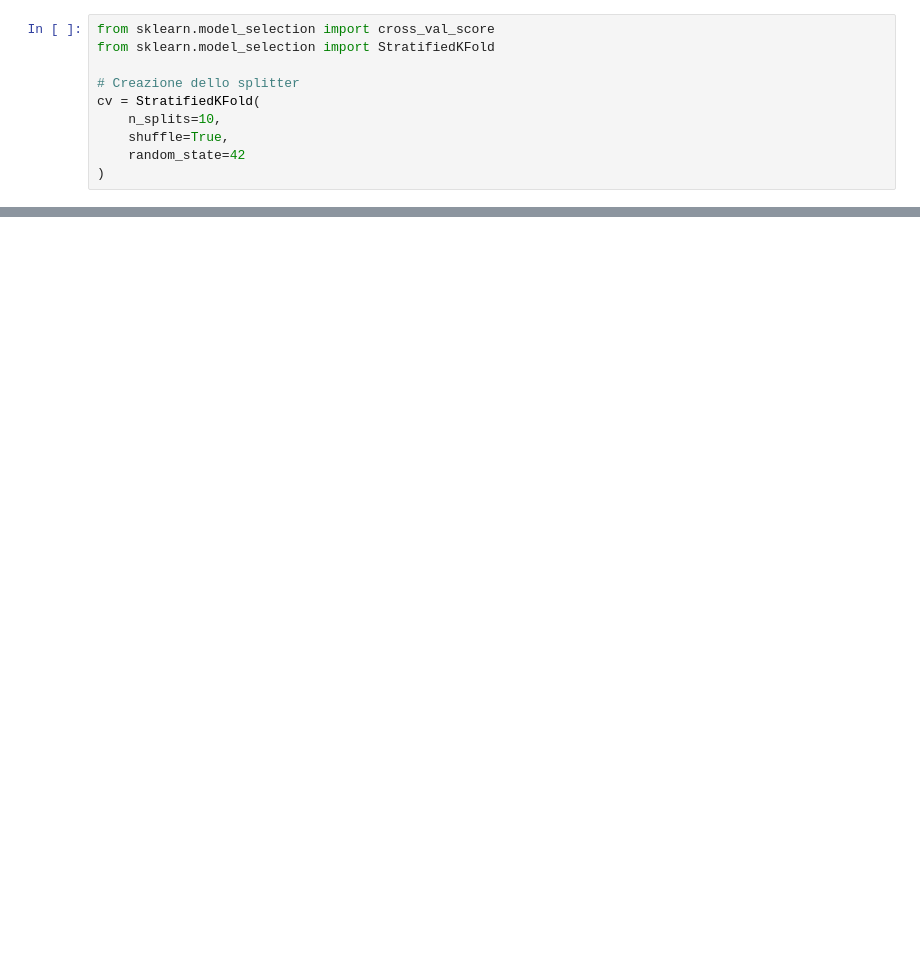
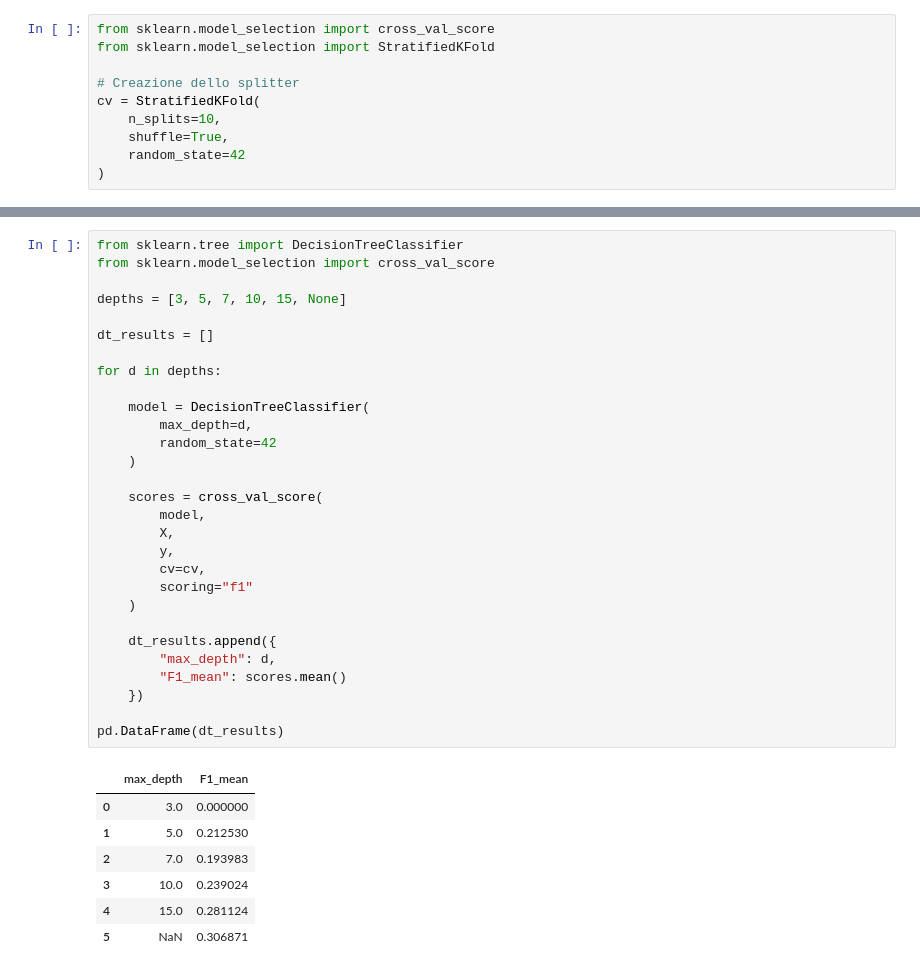
Before and after one commit to yuvisingh121/ML-Project-Uni2026, a Jupyter notebook: ML/notebooks/05_sklearn_models.ipynb, the cells around one changed output, grey strips where cells are left out. Drawn from its saved outputs; the diff is of its cells as text; blank space fills up the shorter version.

```diff
--- a/ML/notebooks/05_sklearn_models.ipynb
+++ b/ML/notebooks/05_sklearn_models.ipynb
@@ -524,0 +682,37 @@ Deviazione standard: 0.017711030613464088
+# %%
+from sklearn.tree import DecisionTreeClassifier
+from sklearn.model_selection import cross_val_score
+
+depths = [3, 5, 7, 10, 15, None]
+
+dt_results = []
+
+for d in depths:
+
+    model = DecisionTreeClassifier(
+        max_depth=d,
+        random_state=42
+    )
+
+    scores = cross_val_score(
+        model,
+        X,
+        y,
+        cv=cv,
+        scoring="f1"
+    )
+
+    dt_results.append({
+        "max_depth": d,
+        "F1_mean": scores.mean()
+    })
+
+pd.DataFrame(dt_results)
+# %% [output]
+|  | max_depth | F1_mean |
+| 0 | 3.0 | 0.000000 |
+| 1 | 5.0 | 0.212530 |
+| 2 | 7.0 | 0.193983 |
+| 3 | 10.0 | 0.239024 |
+| 4 | 15.0 | 0.281124 |
+| 5 | NaN | 0.306871 |
```
Also changed, not shown: parts of 23 cells of this notebook.
